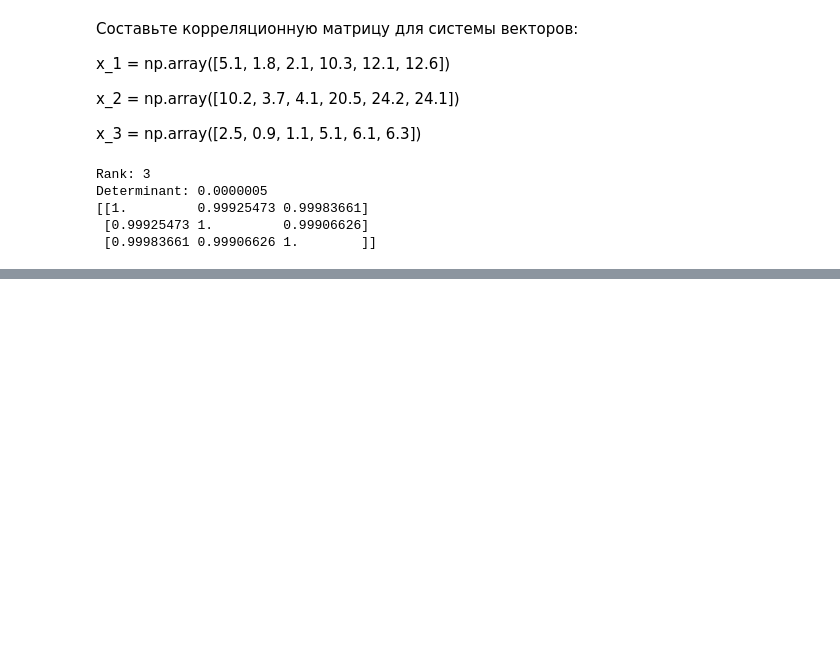
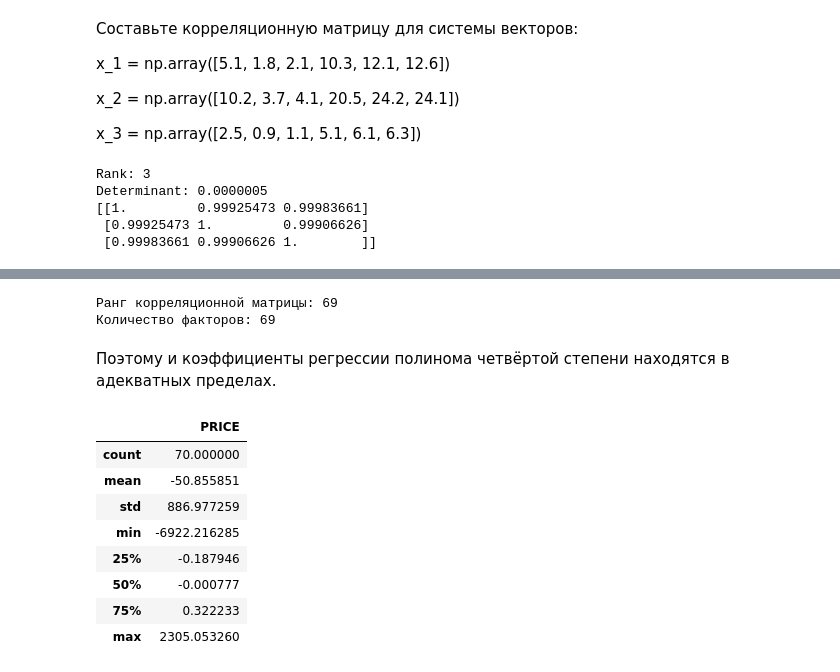
Before and after one commit to metalin37/Skillfactory, a Jupyter notebook: MathML/MATH&ML-1. Линейная алгебра в контексте линейных методов. Часть I/МАТЕМАТИКА&ML-2. Линейная алгебра в Выборке линейных методов. Часть II.ipynb, the cells around one changed output, grey strips where cells are left out. Saved outputs shown, nothing was run; the diff lists cells and outputs as text; code cells hidden in the pictures; blank space fills up the shorter version.

```diff
--- a/MathML/MATH&ML-1. Линейная алгебра в контексте линейных методов. Часть I/МАТЕМАТИКА&ML-2. Линейная алгебра в Выборке линейных методов. Часть II.ipynb
+++ b/MathML/MATH&ML-1. Линейная алгебра в контексте линейных методов. Часть I/МАТЕМАТИКА&ML-2. Линейная алгебра в Выборке линейных методов. Часть II.ipynb
@@ -243,0 +326,24 @@ Determinant: 0.0000005
+# %%
+# считаем матрицу корреляций (без столбца из единиц)
+C = pd.DataFrame(A_poly4[:, 1:]).corr()
+# считаем ранг корреляционной матрицы
+print('Ранг корреляционной матрицы:', np.linalg.matrix_rank(C))
+# считаем количество факторов (не включая столбец из единиц)
+print('Количество факторов:', A_poly4[:, 1:].shape[1])
+# %% [output]
+Ранг корреляционной матрицы: 69
+Количество факторов: 69
+# %% [markdown]
+Поэтому и коэффициенты регрессии полинома четвёртой степени находятся в адекватных пределах.
+# %%
+display(pd.DataFrame(w_hat4).describe())
+# %% [output]
+|  | PRICE |
+| count | 70.000000 |
+| mean | -50.855851 |
+| std | 886.977259 |
+| min | -6922.216285 |
+| 25% | -0.187946 |
+| 50% | -0.000777 |
+| 75% | 0.322233 |
+| max | 2305.053260 |
```
Also changed, not shown: parts of 32 cells of this notebook, 1 other file.
